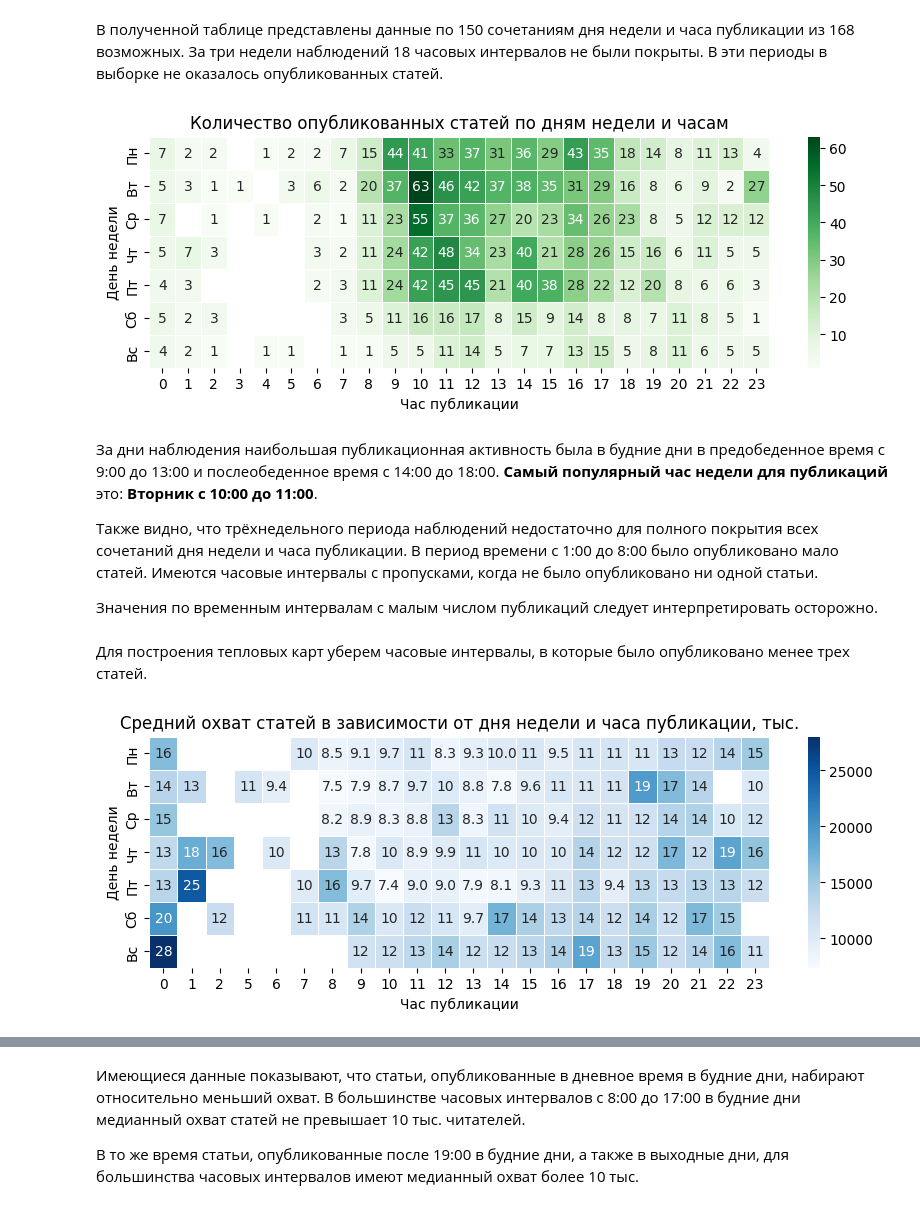
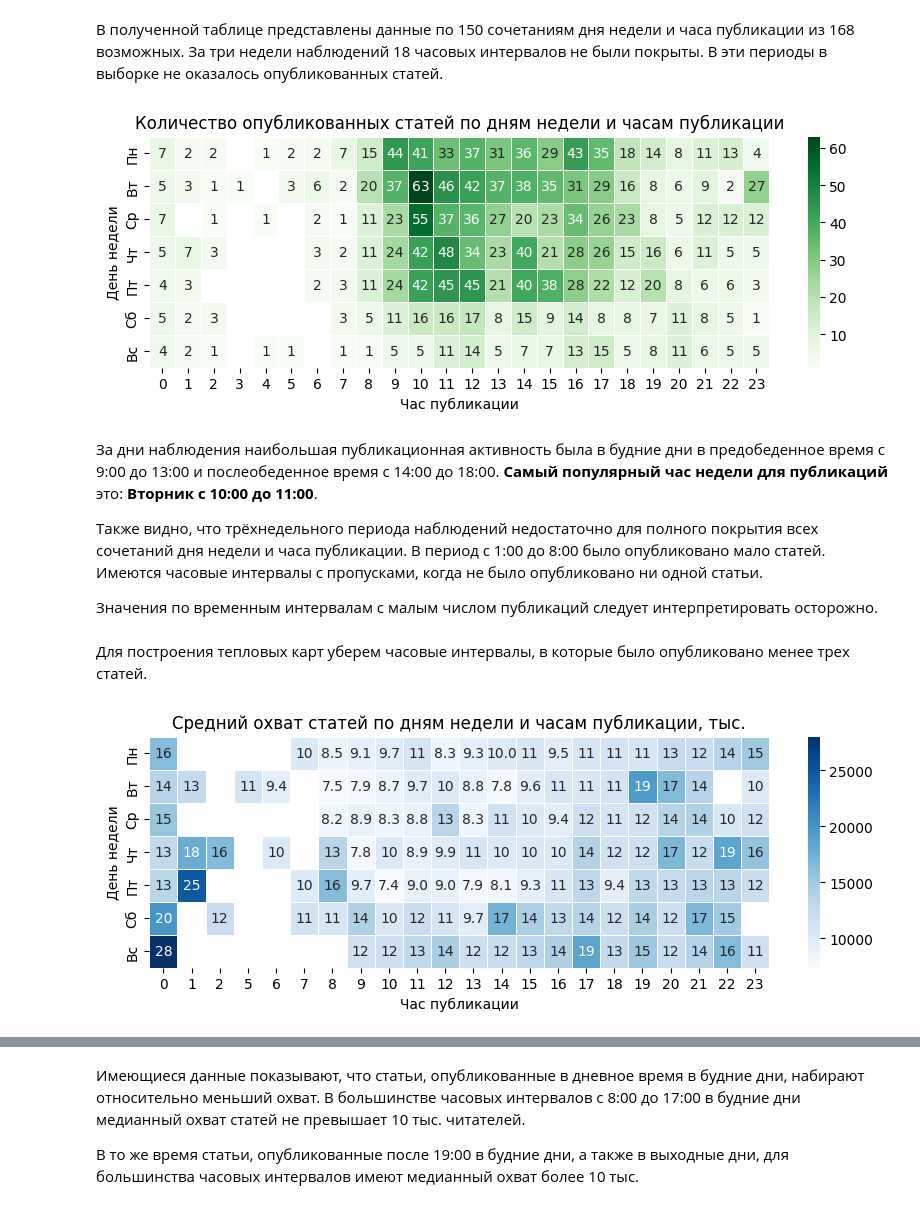
Before and after one commit to EgorTatarnikov/habr_article_reach_analysis, a Jupyter notebook: habr_article_reach_analysis.ipynb, the cells around one changed output, grey strips where cells are left out. Cells and saved outputs as stored; diff of their text form; code cells hidden in the pictures.

```diff
--- a/habr_article_reach_analysis.ipynb
+++ b/habr_article_reach_analysis.ipynb
@@ -949,35 +949,35 @@ weekly_hour_views.describe(include='all')
 # %%
 pivot_count = weekly_hour_views.pivot(
     index="weekday",
     columns="hour",
     values="articles_count"
 )
 
 pivot_count = pivot_count.loc[["Пн", "Вт", "Ср", "Чт", "Пт", "Сб", "Вс"]]
 
 plt.figure(figsize=(10, 3))
 
 sns.heatmap(
     pivot_count,
     annot=True,
     fmt=".0f",
     cmap="Greens",
     linewidths=0.5,
     annot_kws={"fontsize": 10}
 )
 
-plt.title("Количество опубликованных статей по дням недели и часам")
+plt.title("Количество опубликованных статей по дням недели и часам публикации")
 plt.xlabel("Час публикации")
 plt.ylabel("День недели")
 
 plt.show()
 # %% [output]
-[figure, old version]
+[figure, new version]
 # %% [markdown]
 За дни наблюдения наибольшая публикационная активность была в будние дни в предобеденное время с 9:00 до 13:00 и послеобеденное время с 14:00 до 18:00.
 **Самый популярный час недели для публикаций** это: **Вторник с 10:00 до 11:00**.
 
-Также видно, что трёхнедельного периода наблюдений недостаточно для полного покрытия всех сочетаний дня недели и часа публикации. В период времени с 1:00 до 8:00 было опубликовано мало статей. Имеются часовые интервалы с пропусками, когда не было опубликовано ни одной статьи.
+Также видно, что трёхнедельного периода наблюдений недостаточно для полного покрытия всех сочетаний дня недели и часа публикации. В период с 1:00 до 8:00 было опубликовано мало статей. Имеются часовые интервалы с пропусками, когда не было опубликовано ни одной статьи.
 
 Значения по временным интервалам с малым числом публикаций следует интерпретировать осторожно.
 # %% [markdown]
@@ -1010,13 +1010,13 @@ sns.heatmap(
     annot_kws={"fontsize": 10}
 )
 
-plt.title("Средний охват статей в зависимости от дня недели и часа публикации, тыс.")
+plt.title("Средний охват статей по дням недели и часам публикации, тыс.")
 plt.xlabel("Час публикации")
 plt.ylabel("День недели")
 
 plt.show()
 # %% [output]
-[figure, old version]
+[figure, new version]
 # %%
 pivot_median = weekly_hour_views_short.pivot(
     index="weekday",
```
Also changed, not shown: parts of 12 cells of this notebook, 1 other file.
